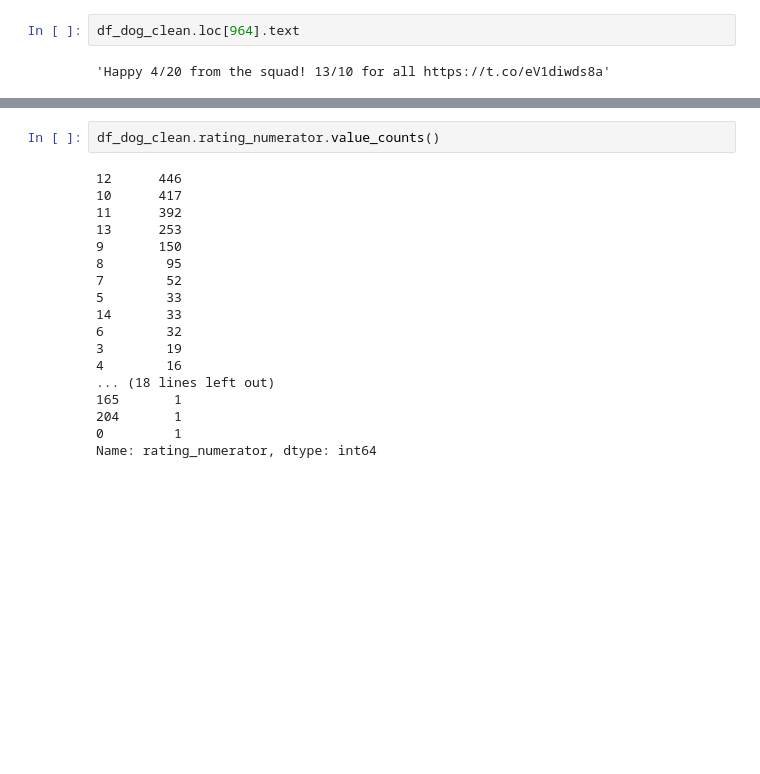
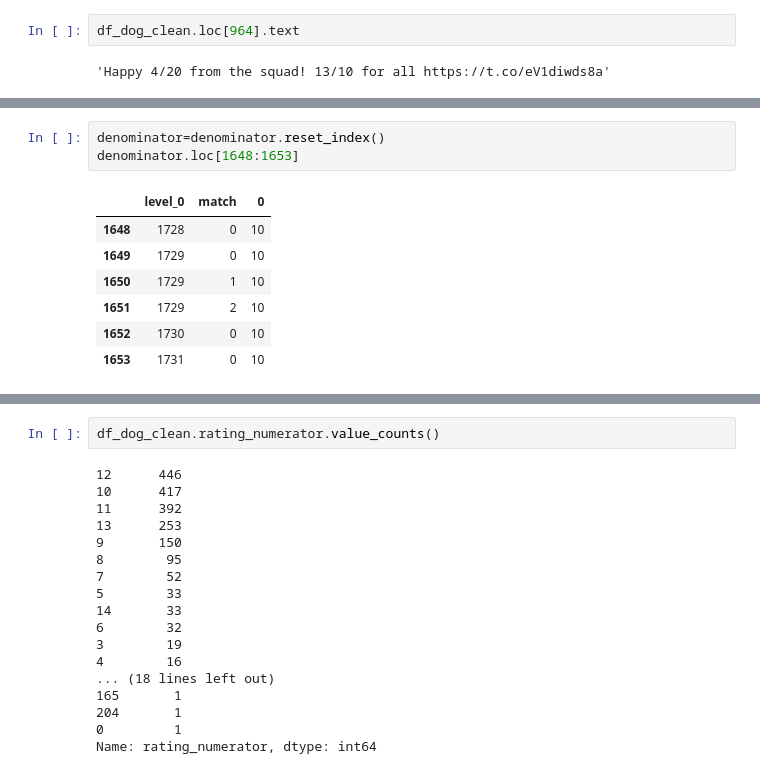
Before and after one commit to mccormd1/Analytics_Nanodegree, a Jupyter notebook: 3-Data Wrangling/Final_Project/wrangle_act.ipynb, the cells around one changed output, grey strips where cells are left out. Drawn from its saved outputs; the diff is of its cells as text; blank space fills up the shorter version.

```diff
--- a/3-Data Wrangling/Final_Project/wrangle_act.ipynb
+++ b/3-Data Wrangling/Final_Project/wrangle_act.ipynb
@@ -1159,0 +1174,11 @@ This highlights the multiple dog issue from another angle, when the
+# %%
+denominator=denominator.reset_index()
+denominator.loc[1648:1653]
+# %% [output]
+|  | level_0 | match | 0 |
+| 1648 | 1728 | 0 | 10 |
+| 1649 | 1729 | 0 | 10 |
+| 1650 | 1729 | 1 | 10 |
+| 1651 | 1729 | 2 | 10 |
+| 1652 | 1730 | 0 | 10 |
+| 1653 | 1731 | 0 | 10 |
```
Also changed, not shown: parts of 19 cells of this notebook.
